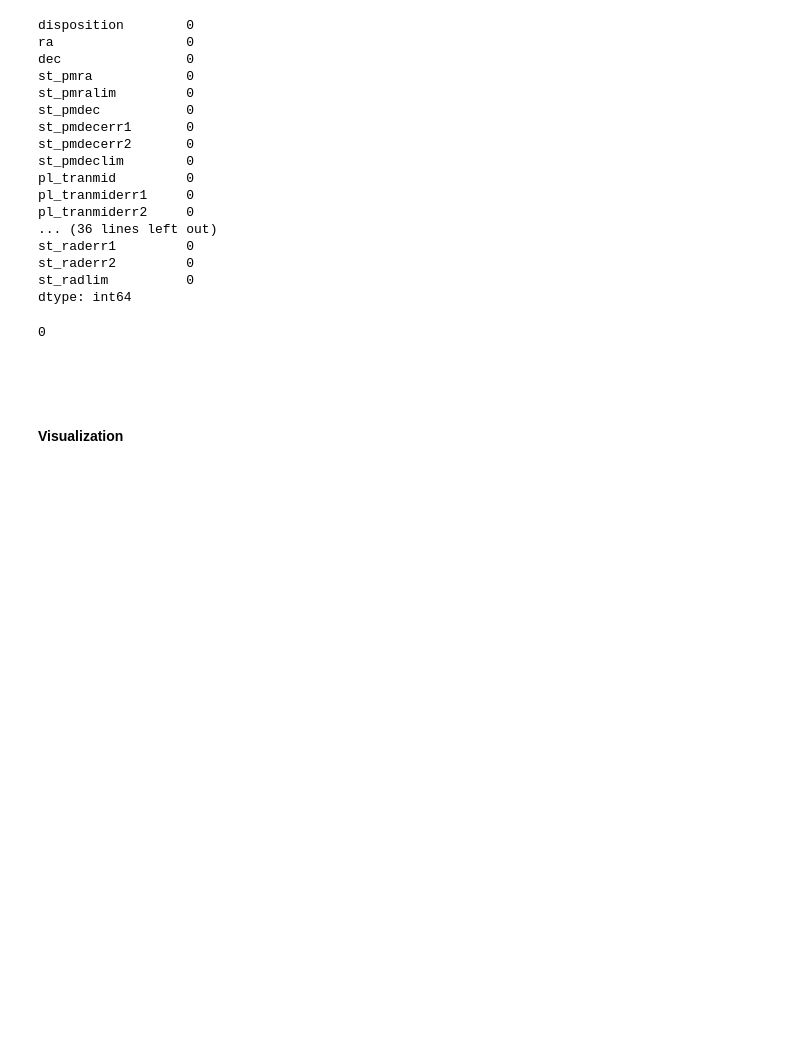
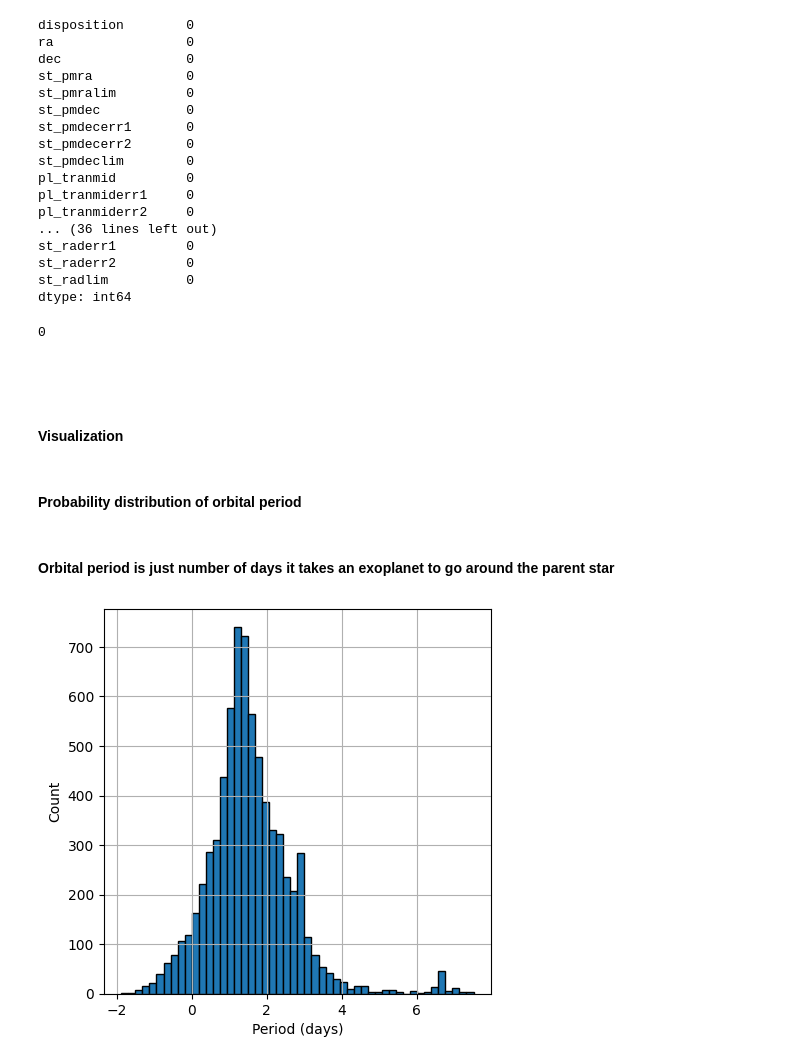
Before and after one commit to topollonaketsana/Exoplanet--Chronicles, a Jupyter notebook: notebooks/data_exploration.ipynb, the cells around one changed output. Saved outputs shown, nothing was run; the diff lists cells and outputs as text; code cells hidden in the pictures; blank space fills up the shorter version.

Commit message:
add .ipynb and figure

```diff
--- a/notebooks/data_exploration.ipynb
+++ b/notebooks/data_exploration.ipynb
@@ -299,0 +298,16 @@ df.isna().sum().sum()
+# %% [markdown]
+#### Probability distribution of orbital period
+# %% [markdown]
+#### Orbital period is just number of days it takes an exoplanet to go around the parent star
+# %%
+## period
+plt.figure(figsize= (5, 5))
+
+plt.hist(df['pl_orbper'].apply(np.log), bins= 50, edgecolor= 'black')
+plt.ylabel('Count')
+plt.xlabel('Period (days)')
+plt.grid(True)
+
+plt.show()
+# %% [output]
+[figure, added]
```
Also changed, not shown: parts of 2 cells of this notebook, 1 other file.
